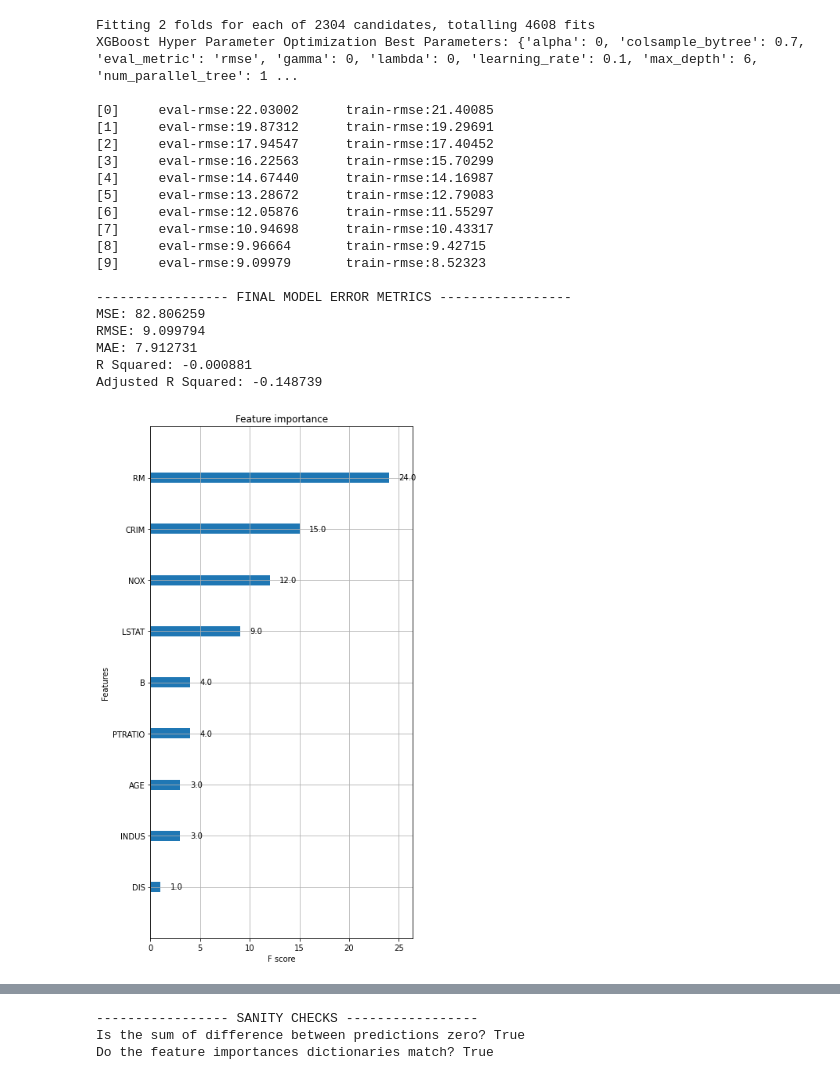
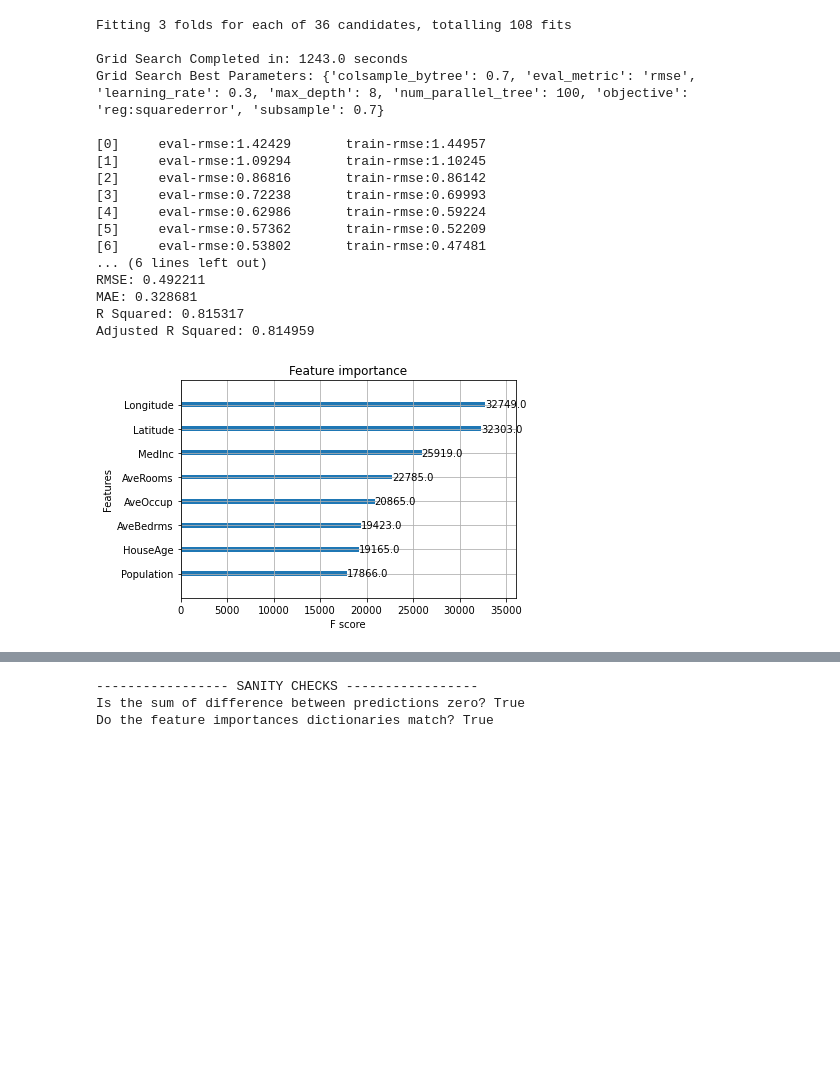
Before and after one commit to EAdomaitis/DSToolkit, a Jupyter notebook: XGBoost Regressor.ipynb, the cells around one changed output, grey strips where cells are left out. Drawn from its saved outputs; the diff is of its cells as text; code cells hidden in the pictures; blank space fills up the shorter version.

```diff
--- a/XGBoost Regressor.ipynb
+++ b/XGBoost Regressor.ipynb
@@ -62,13 +64,13 @@ def reduce_memory_usage(df):
     return df
 # %%
 # Read in data and run reduce memory function
-# TEST EXAMPLE USING BOSTON DATASET
-from sklearn.datasets import load_boston
-boston = load_boston()
-data = pd.DataFrame(boston.data)
-data.columns = boston.feature_names
-data['PRICE'] = boston.target
+# SIMPLE TEST EXAMPLE USING CALIFORNIA HOUSING DATASET
+from sklearn.datasets import fetch_california_housing
+housing = fetch_california_housing()
+data = pd.DataFrame(housing.data)
+data.columns = housing.feature_names
+data['MedHouseVal'] = housing.target
 reduced_df = reduce_memory_usage(data)
-X, y = reduced_df.loc[:,reduced_df.columns != 'PRICE'],reduced_df['PRICE']
-X_train, X_test, y_train, y_test = train_test_split(X, y, test_size=0.2, random_state=123)
+X, y = reduced_df.loc[:,reduced_df.columns != 'MedHouseVal'], reduced_df['MedHouseVal']
+X_train, X_test, y_train, y_test = train_test_split(X, y, test_size=0.2, random_state = 1)
 # %% [output]
@@ -137,46 +125,45 @@ def XGBRegressor_Training (xgb_params, X_train, X_test, y_train, y_test):
 # %%
 # Define XGBoost hyperparameters to optimize.
 # Parameter documentation: https://xgboost.readthedocs.io/en/latest/parameter.html#general-parameters
-xgb_params = {'objective':['reg:squarederror'], # 'reg:squarederror': for linear regression; 'reg:logistic': for logistic regression; 'binary:logistic': for logistic regression — with output of the probabilities
+xgb_params = {
+          'objective':['reg:squarederror'], # 'reg:squarederror': for linear regression; 'reg:logistic': for logistic regression; 'binary:logistic': for logistic regression — with output of the probabilities
           'learning_rate': [0.05, 0.1, 0.3], # The learning rate determines the step size at each iteration while your model optimizes toward its objective. A low learning rate makes computation slower, and requires more rounds to achieve the same reduction in residual error as a model with a high learning rate. But it optimizes the chances to reach the best optimum. The value must be between 0 and 1. Default is 0.3
           'max_depth': [6, 8, 10], # The maximum depth per tree. A deeper tree might increase the performance, but also the complexity and chances to overfit.The value must be an integer greater than 0. Default is 6.
           'num_parallel_tree': [50, 100], # The number of trees in our ensemble. Equivalent to the number of boosting rounds. The value must be an integer greater than 0. Default is 100.
           'subsample': [0.7], # Represents the fraction of observations to be sampled for each tree. A lower values prevent overfitting but might lead to under-fitting. The value must be between 0 and 1. Default is 1.
           'colsample_bytree': [0.3, 0.7], # Represents the fraction of columns to be randomly sampled for each tree. It might improve overfitting. The value must be between 0 and 1. Default is 1.
-          'alpha': [0, 1, 5, 10], # L1 regularization on the weights (Lasso Regression). When working with a large number of features, it might improve speed performances. It can be any integer. Default is 0.
-          'lambda': [0, 1, 5, 10], # lambda L2 regularization on the weights (Ridge Regression). It might help to reduce overfitting. It can be any integer. Default is 1.
-          'gamma': [0, 1, 5, 10], # Gamma is a pseudo-regularisation parameter (Lagrangian multiplier), and depends on the other parameters. The higher Gamma is, the higher the regularization. It can be any integer. Default is 0.
+#           'alpha': [0, 1, 5, 10], # L1 regularization on the weights (Lasso Regression). When working with a large number of features, it might improve speed performances. It can be any integer. Default is 0.
+#           'lambda': [0, 1, 5, 10], # lambda L2 regularization on the weights (Ridge Regression). It might help to reduce overfitting. It can be any integer. Default is 1.
+#           'gamma': [0, 1, 5, 10], # Gamma is a pseudo-regularisation parameter (Lagrangian multiplier), and depends on the other parameters. The higher Gamma is, the higher the regularization. It can be any integer. Default is 0.
           'eval_metric':['rmse']}
+scoring_param = 'neg_root_mean_squared_error' # Options: https://scikit-learn.org/stable/modules/model_evaluation.html#scoring-parameter
 
 # Call the function to run hyperparameter optimization and training of final model
-xgb_reg, xgb_params, xgb_preds, xgb_errors, xgb_feature_importances, dtrain, dtest = XGBRegressor_Training(xgb_params,X_train, X_test, y_train, y_test)
+xgbr_model, xgbr_best_params, xgbr_preds, xgbr_error_metrics, xgbr_feature_importances, dtrain, dtest = XGB_Regressor_Training(xgb_params, scoring_param, X_train, X_test, y_train, y_test)
 # %% [output]
-Fitting 2 folds for each of 2304 candidates, totalling 4608 fits
-XGBoost Hyper Parameter Optimization Best Parameters: {'alpha': 0, 'colsample_bytree': 0.7, 'eval_metric': 'rmse', 'gamma': 0, 'lambda': 0, 'learning_rate': 0.1, 'max_depth': 6, 'num_parallel_tree': 1 ...
+Fitting 3 folds for each of 36 candidates, totalling 108 fits
 
-[0]     eval-rmse:22.03002      train-rmse:21.40085
-[1]     eval-rmse:19.87312      train-rmse:19.29691
-[2]     eval-rmse:17.94547      train-rmse:17.40452
-[3]     eval-rmse:16.22563      train-rmse:15.70299
-[4]     eval-rmse:14.67440      train-rmse:14.16987
-[5]     eval-rmse:13.28672      train-rmse:12.79083
-[6]     eval-rmse:12.05876      train-rmse:11.55297
-[7]     eval-rmse:10.94698      train-rmse:10.43317
-[8]     eval-rmse:9.96664       train-rmse:9.42715
-[9]     eval-rmse:9.09979       train-rmse:8.52323
+Grid Search Completed in: 1243.0 seconds
+Grid Search Best Parameters: {'colsample_bytree': 0.7, 'eval_metric': 'rmse', 'learning_rate': 0.3, 'max_depth': 8, 'num_parallel_tree': 100, 'objective': 'reg:squarederror', 'subsample': 0.7}
 
------------------ FINAL MODEL ERROR METRICS -----------------
-MSE: 82.806259
-RMSE: 9.099794
-MAE: 7.912731
-R Squared: -0.000881
-Adjusted R Squared: -0.148739
+[0]     eval-rmse:1.42429       train-rmse:1.44957
+[1]     eval-rmse:1.09294       train-rmse:1.10245
+[2]     eval-rmse:0.86816       train-rmse:0.86142
+[3]     eval-rmse:0.72238       train-rmse:0.69993
+[4]     eval-rmse:0.62986       train-rmse:0.59224
+[5]     eval-rmse:0.57362       train-rmse:0.52209
+[6]     eval-rmse:0.53802       train-rmse:0.47481
+... (6 lines left out)
+RMSE: 0.492211
+MAE: 0.328681
+R Squared: 0.815317
+Adjusted R Squared: 0.814959
 # %%
 # Display plot of XGBoost feature importances
-xgb.plot_importance(xgb_reg)
+xgb.plot_importance(xgbr_model)
 plt.rcParams['figure.figsize'] = [4, 15]
 plt.show()
 # %% [output]
-[figure, old version]
+[figure, new version]
 # %%
 # Display plot of first tree
```
Also changed, not shown: parts of 9 cells of this notebook.
